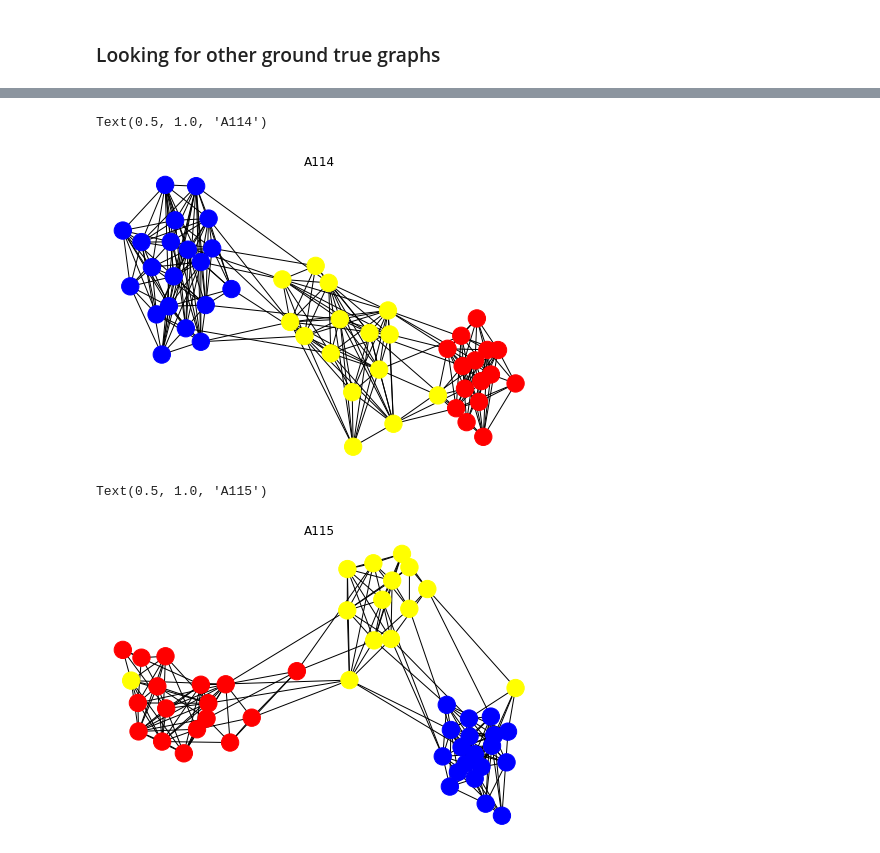
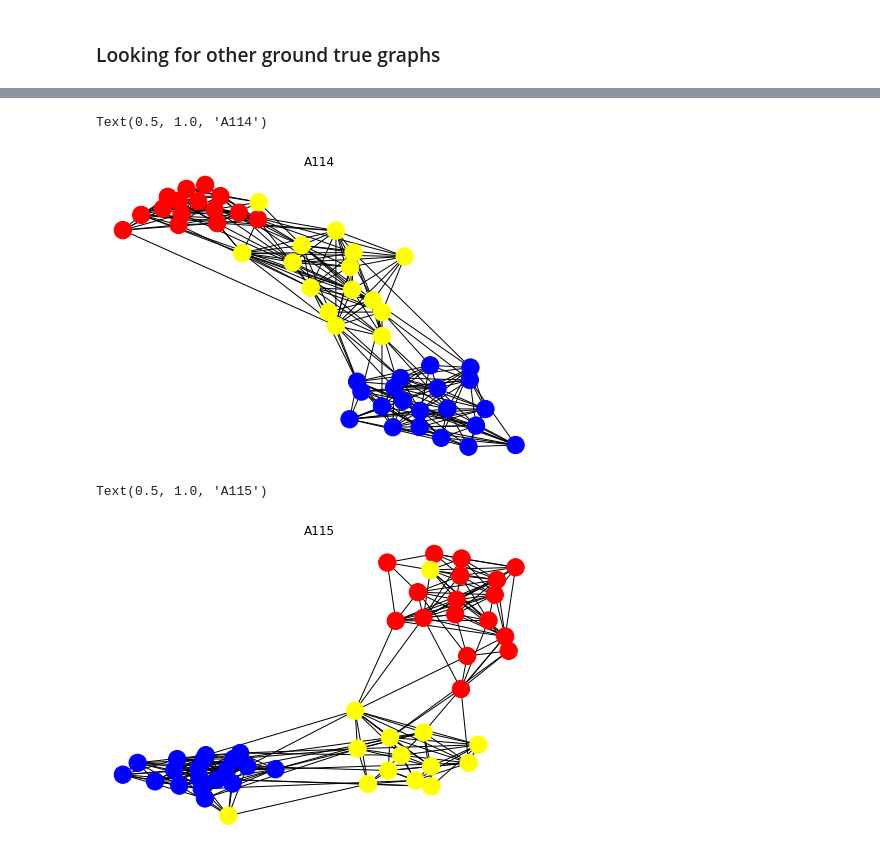
Before and after one commit to reysam93/motif_nti, a Jupyter notebook: senate_data.ipynb, the cells around one changed output, grey strips where cells are left out. Drawn from its saved outputs; the diff is of its cells as text; code cells hidden in the pictures.

```diff
--- a/senate_data.ipynb
+++ b/senate_data.ipynb
@@ -299,5 +324,5 @@ Text(0.5, 1.0, 'A113')
 # %%
-regs114 = {'alpha': .01, 'beta': 7.5}
+regs114 = {'alpha': .005, 'beta': 10}
 # regs114 = {'alpha': .05, 'beta': 8}
 L114, _ = snti.MGL(C114, [], [], [], regs114, max_iters=200, verbose=False)
 lambdas114, _ = np.linalg.eigh(L114)
@@ -308,19 +333,19 @@ nx.draw_spring(nx.nx.from_numpy_matrix(A114), node_color=colors114)
 plt.title('A114')
 # %% [output]
 Text(0.5, 1.0, 'A114')
-[figure, old version]
+[figure, new version]
 # %%
-regs115 = {'alpha': .1, 'beta': 5}
+regs115 = {'alpha': .005, 'beta': 5}
 # regs115 = {'alpha': .01, 'beta': 7.5}
 L115, _ = snti.MGL(C115, [], [], [], regs115, max_iters=200, verbose=False)
 lambdas115, _ = np.linalg.eigh(L115)
 A115 = np.diag(np.diag(L115)) - L115
 
 plt.figure()
 nx.draw_spring(nx.nx.from_numpy_matrix(A115), node_color=colors115)
 plt.title('A115')
 # %% [output]
 Text(0.5, 1.0, 'A115')
-[figure, old version]
+[figure, new version]
 # %%
 # Compute CS
```
Also changed, not shown: parts of 8 cells of this notebook.
